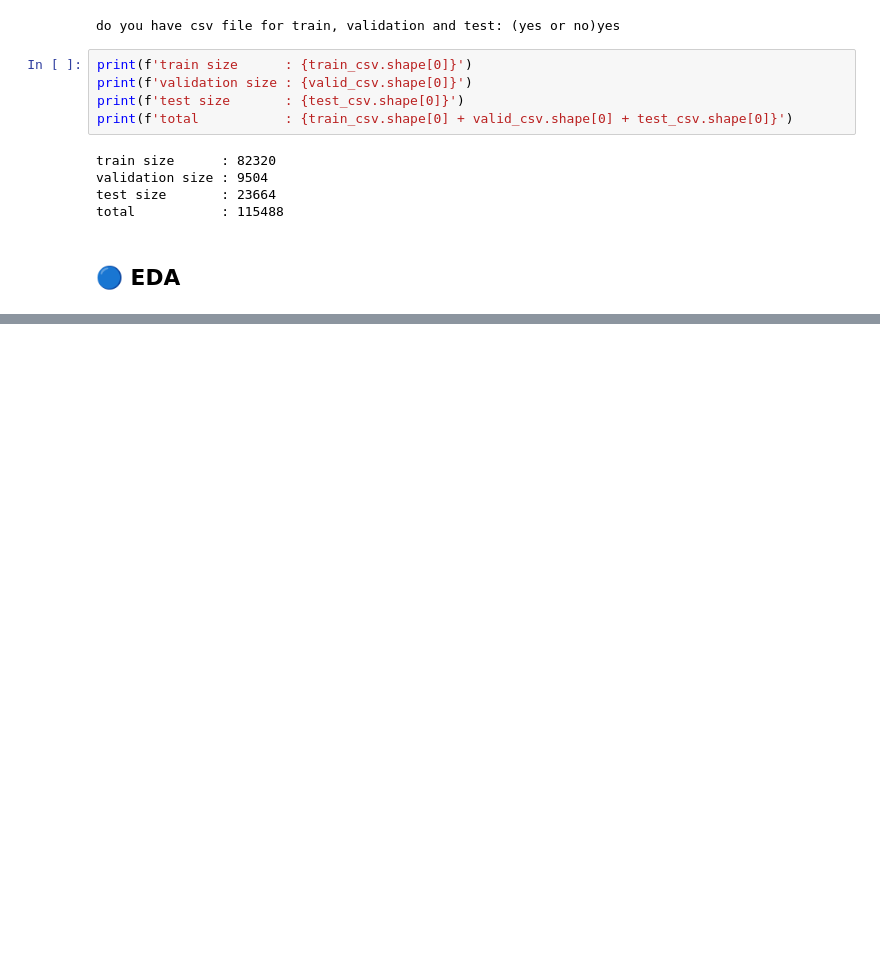
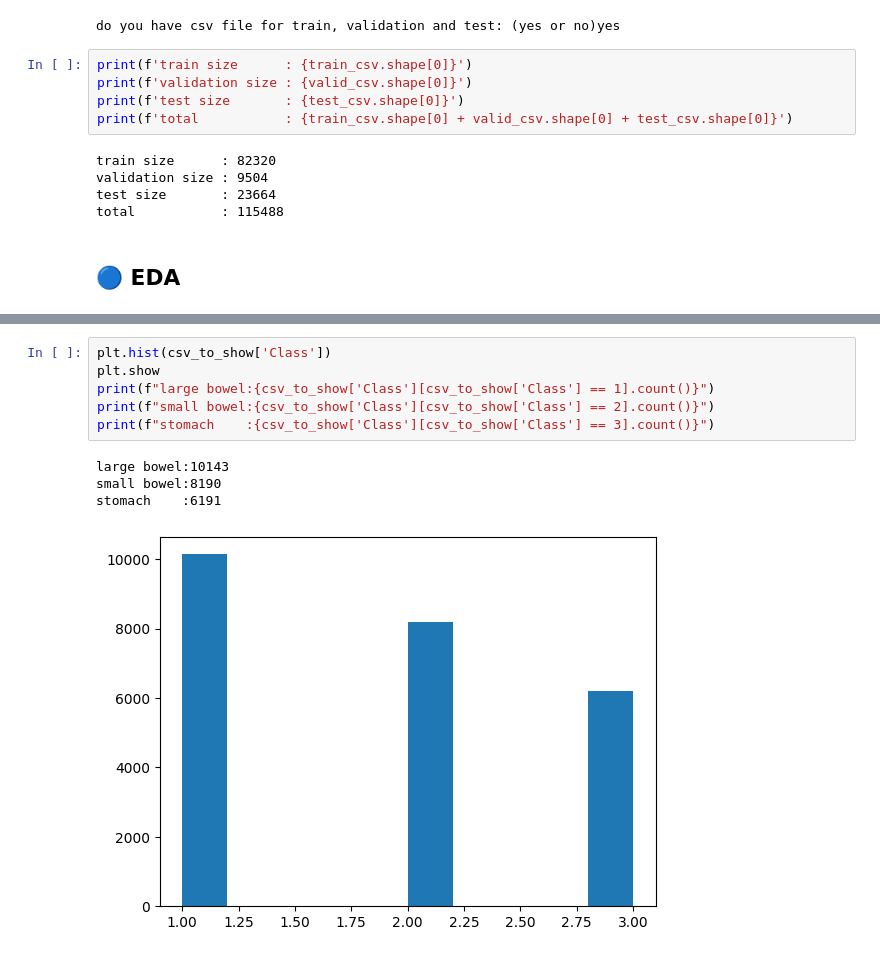
Before and after one commit to ahmadrezabaqerzade/medical-image-segmentation, a Jupyter notebook: MIS.ipynb, the cells around one changed output, grey strips where cells are left out. Drawn from its saved outputs; the diff is of its cells as text; blank space fills up the shorter version.

```diff
--- a/MIS.ipynb
+++ b/MIS.ipynb
@@ -241,0 +330,11 @@ total           : 115488
+# %%
+plt.hist(csv_to_show['Class'])
+plt.show
+print(f"large bowel:{csv_to_show['Class'][csv_to_show['Class'] == 1].count()}")
+print(f"small bowel:{csv_to_show['Class'][csv_to_show['Class'] == 2].count()}")
+print(f"stomach    :{csv_to_show['Class'][csv_to_show['Class'] == 3].count()}")
+# %% [output]
+large bowel:10143
+small bowel:8190
+stomach    :6191
+[figure, added]
```
Also changed, not shown: parts of 20 cells of this notebook.
